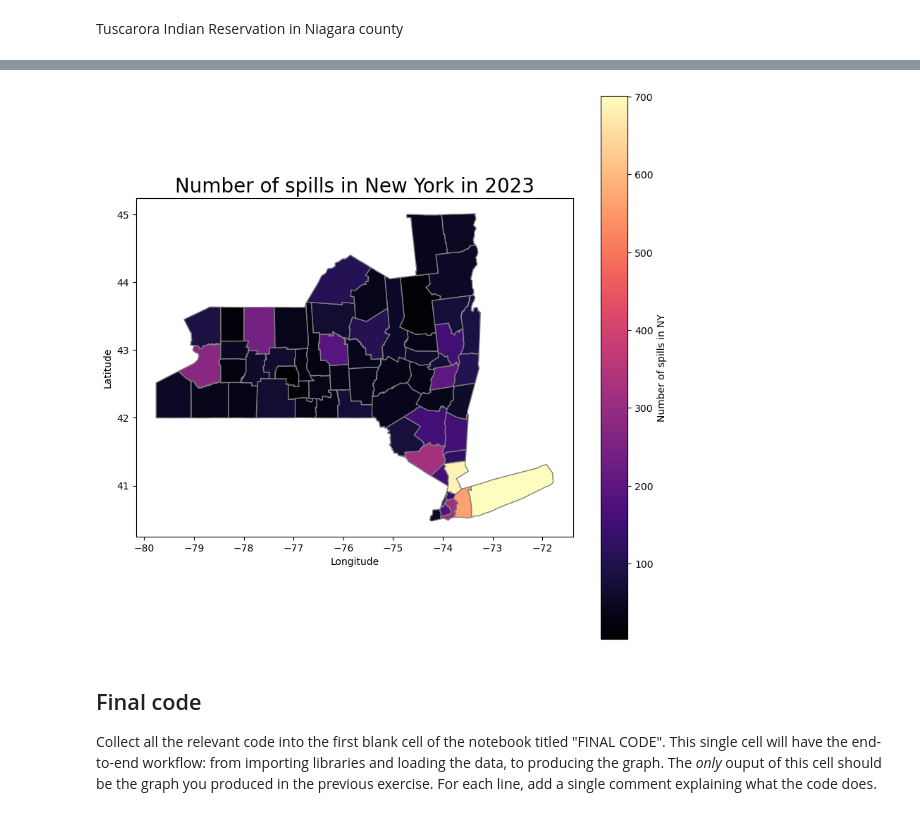
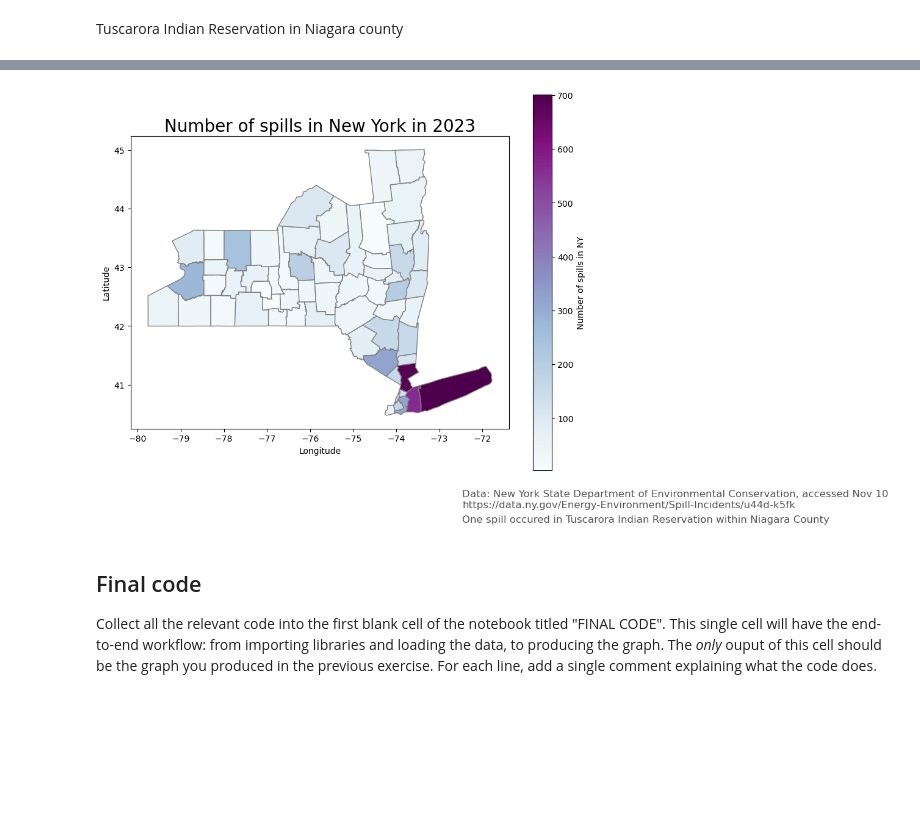
Before and after one commit to dianaxnav/eds220-hwk-3, a Jupyter notebook: hwk3-task1-spills.ipynb, the cells around one changed output, grey strips where cells are left out. Cells and saved outputs as stored; diff of their text form; code cells hidden in the pictures; blank space fills up the shorter version.

```diff
--- a/hwk3-task1-spills.ipynb
+++ b/hwk3-task1-spills.ipynb
@@ -528,23 +612,35 @@ ny_counties.plot()
-# %%
-fig, ax = plt.subplots(figsize=(10, 10))
-#countries.plot(ax=ax)
-ny_counties.plot(ax=ax,
-                      column='n_spills',
-                       cmap='magma',
-                       legend=True,
-                       edgecolor="0.5",
-                       legend_kwds={"shrink":1,
-                                    'label': "Number of spills in NY"
-                                    }
-                       )
-
-ax.set_title('Number of spills in New York in 2023',  fontsize=20)
-ax.set_xlabel('Longitude')
-ax.set_ylabel('Latitude')
-
-plt.show()
-# %% [output]
-[figure, removed]
+# %%
+#plot the data
+fig, ax = plt.subplots(figsize=(10, 8))#adjust the size of the graph
+ny_counties.plot(ax=ax,# call the ax
+                      column='n_spills', #plot by n_spills
+                       cmap='BuPu', #adjust the color map
+                       legend=True,
+                       edgecolor="0.5",
+                       legend_kwds={"shrink":1,#asjust legend and title
+                                    'label': "Number of spills in NY"
+                                    }
+                       )
+
+ax.set_title('Number of spills in New York in 2023',  fontsize=20) #label your plot
+ax.set_xlabel('Longitude') #xlabel
+ax.set_ylabel('Latitude')# ylabel
+# annotate the data source
+ax.annotate("Data: New York State Department of Environmental Conservation, accessed Nov 10, 2023 \nhttps://data.ny.gov/Energy-Environment/Spill-Incidents/u44d-k5fk",
+            xy=(.6, .04), # position
+            xycoords='figure fraction',
+            fontsize=12, #adjust font size
+            color='#555555')
+#annotation indicating one spill occured in Tuscarora
+ax.annotate("One spill occured in Tuscarora Indian Reservation within Niagara County",
+           xy=(0.6, 0.01), #position
+            xycoords='figure fraction',
+            fontsize=12, #adjust font size
+            color='#555555') #color
+
+plt.show()
+# %% [output]
+[figure, added]
 # %% [markdown]
 ## Final code
 
```
Also changed, not shown: parts of 6 cells of this notebook.
